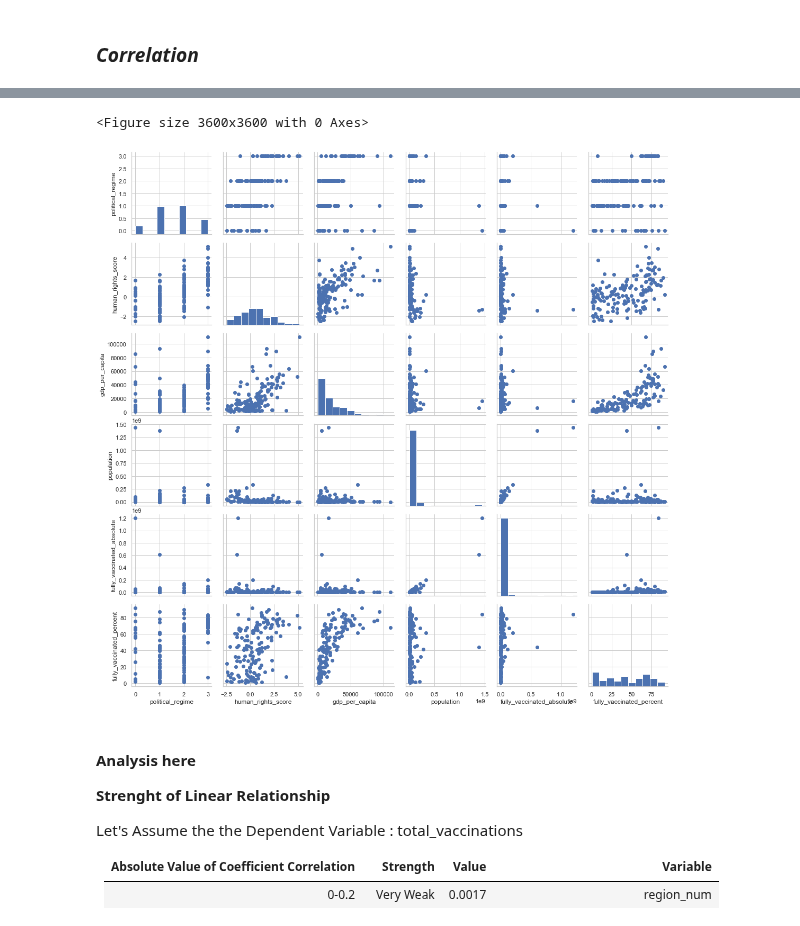
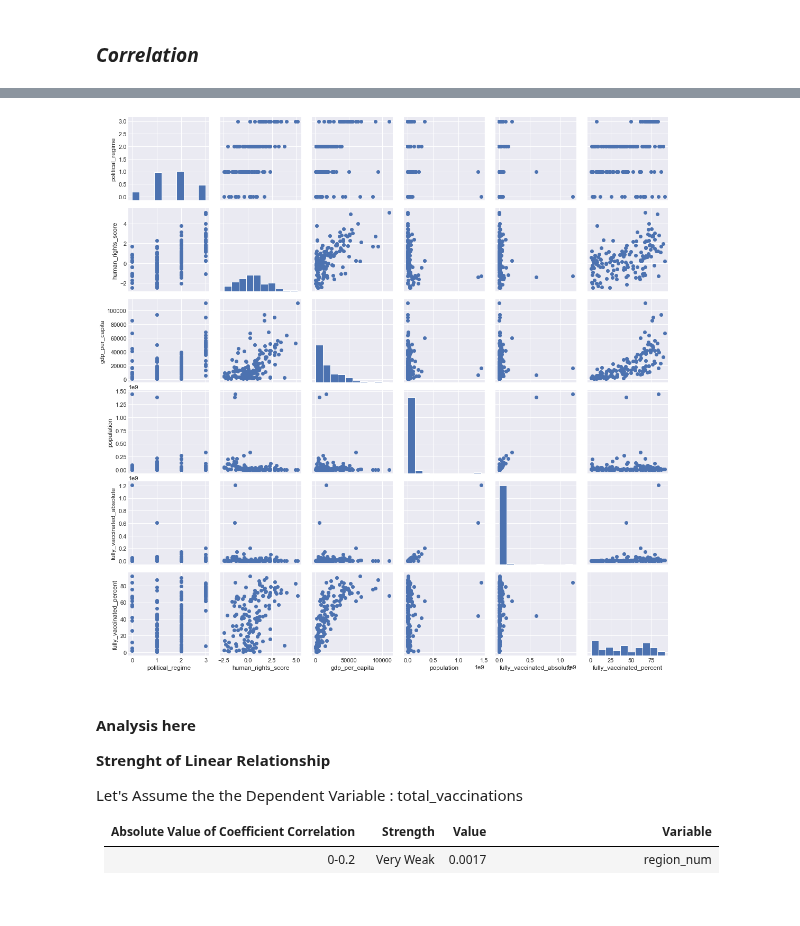
Before and after one commit to RuizLorenzoChavez/DATA100-Finals-COVID-Vaccination-Tracker, a Jupyter notebook: group1-data-storytelling.ipynb, the cells around one changed output, grey strips where cells are left out. Saved outputs shown, nothing was run; the diff lists cells and outputs as text; code cells hidden in the pictures.

```diff
--- a/group1-data-storytelling.ipynb
+++ b/group1-data-storytelling.ipynb
@@ -854,15 +854,13 @@ plt.yticks(rotation=0)
 # %%
-fig=plt.figure(figsize=(50,50))
 graph = sns.PairGrid(prime_dataset)
 # type of graph for diagonal
 graph = graph.map_diag(plt.hist)
 # type of graph for non-diagonal
 graph = graph.map_offdiag(plt.scatter)
 # to add legends
 graph = graph.add_legend()
 # %% [output]
-<Figure size 3600x3600 with 0 Axes>
-[figure, old version]
+[figure, new version]
 # %% [markdown]
 #### Analysis here
 <strong> Strenght of Linear Relationship </strong>
```
Also changed, not shown: parts of 20 cells of this notebook.
